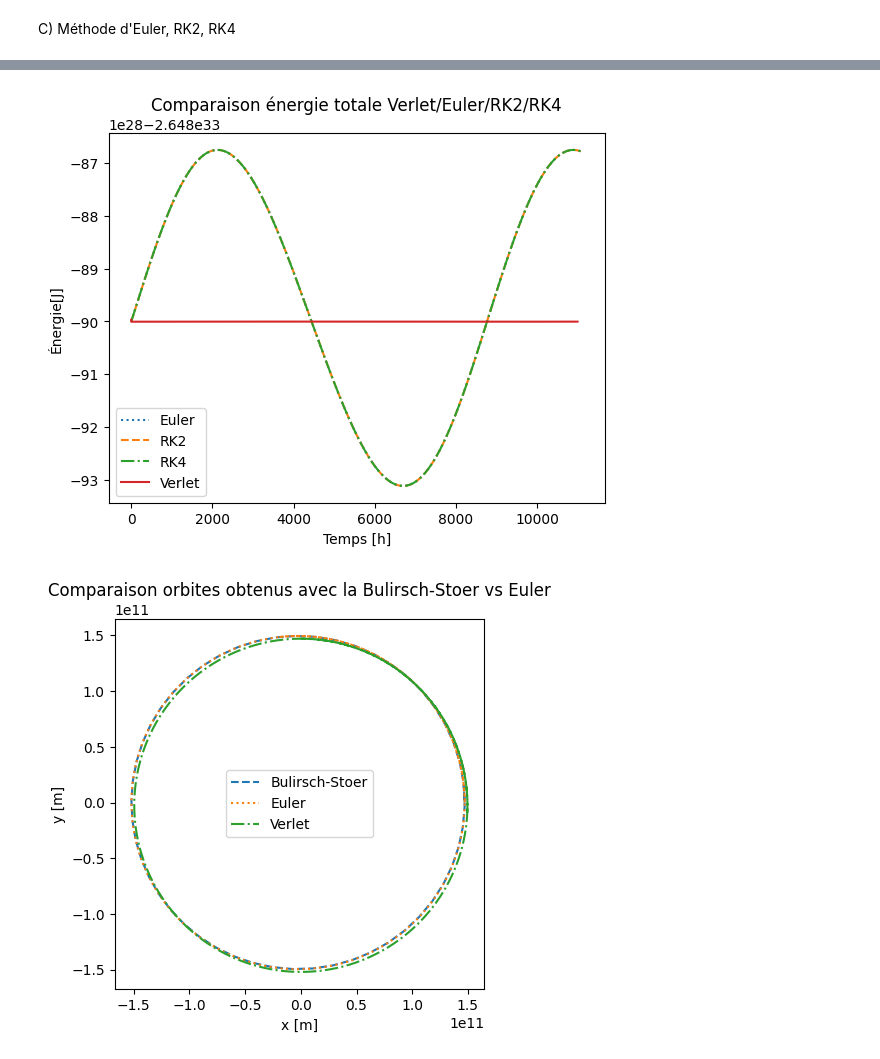
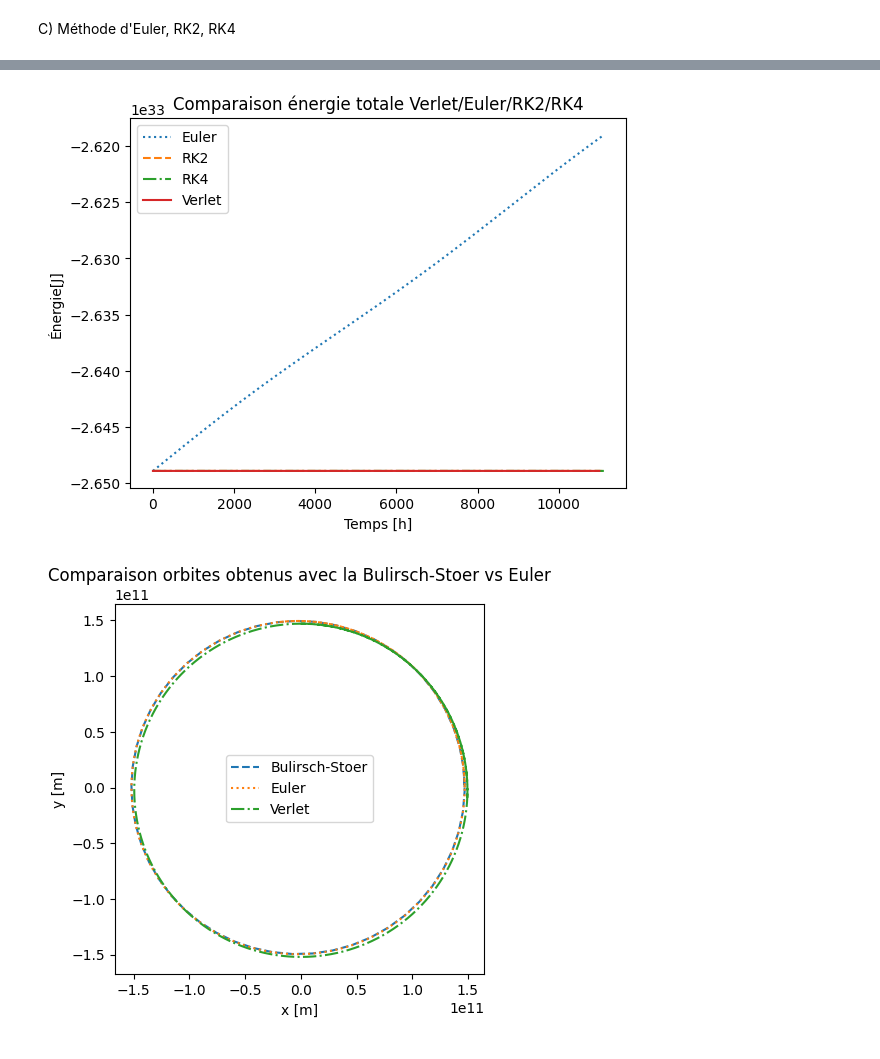
Before and after one commit to gamer39/Physique_numerique, a Jupyter notebook: Tp3/tp3.ipynb, the cells around one changed output, grey strips where cells are left out. Cells and saved outputs as stored; diff of their text form; code cells hidden in the pictures.

```diff
--- a/Tp3/tp3.ipynb
+++ b/Tp3/tp3.ipynb
@@ -115,6 +124,20 @@ Commentaire blah blah blah blah
 # %% [markdown]
 C) Méthode d'Euler, RK2, RK4
 # %%
+
+
+def f2(r):
+    x, y, vx, vy = r
+
+    Dx = vx
+    Dy = vy
+
+    R = np.sqrt(x**2+y**2)
+    Dvx = -G.value*M_sun.value*x/R**3
+    Dvy=  - G.value*M_sun.value*y/R**3
+
+    return(np.array([Dx, Dy, Dvx, Dvy]))
+
 def Euler(a, b, h, r_0, v_0):
     tpoints = np.arange(a,b,h)
     x = []
@@ -122,18 +145,18 @@ def Euler(a, b, h, r_0, v_0):
     vx = []
     vy = []
     E_tot = []
-    r = np.array([r_0, 0])
-    v = np.array([0, v_0])
+    r = np.array([r_0, 0, 0, v_0])
 
-
+    j = 0
     for t in tpoints:
         x.append(r[0])
         y.append(r[1])
-        vx.append(v[0])
-        vy.append(v[1])
-        E_tot.append(-G.value*M_sun.value*M_earth.value/np.linalg.norm(r) + 1/2*M_earth.value*np.linalg.norm(v)**2)
-        v += h * f(r)
-        r = r + h*v
+        vx.append(r[2])
+        vy.append(r[3])
+        E_tot.append(-G.value*M_sun.value*M_earth.value/(np.sqrt(x[j]**2+y[j]**2)) + 1/2*M_earth.value*(np.sqrt(vx[j]**2+vy[j]**2))**2)
+        r += h * f2(r)
+        j +=1
+
 
 
     return(tpoints, x, y, vx, vy,  E_tot)
@@ -145,19 +168,20 @@ def RK2(a, b, h, r_0, v_0):
     vx = []
     vy = []
     E_tot = []
-    r = np.array([r_0, 0])
-    v = np.array([0, v_0])
+    r = np.array([r_0, 0, 0, v_0])
 
+    j = 0
     for t in tpoints:
         x.append(r[0])
         y.append(r[1])
-        vx.append(v[0])
-        vy.append(v[1])
-        E_tot.append(-G.value*M_sun.value*M_earth.value/np.linalg.norm(r) + 1/2*M_earth.value*np.linalg.norm(v)**2)
-        k1 = h * f(r)
-        k2 = h * f(r+0.5*k1)
-        v += k2
-        r = r + h*v
+        vx.append(r[2])
+        vy.append(r[3])
+
+        E_tot.append(-G.value*M_sun.value*M_earth.value/(np.sqrt(x[j]**2+y[j]**2)) + 1/2*M_earth.value*(np.sqrt(vx[j]**2+vy[j]**2))**2)
+        j += 1
+        k1 = h * f2(r)
+        k2 = h * f2(r+0.5*k1)
+        r += k2
 
     return(tpoints,x, y, vx, vy,  E_tot)
 
@@ -168,30 +192,31 @@ def RK4(a, b, h, r_0, v_0):
     vx = []
     vy = []
     E_tot = []
-    r = np.array([r_0, 0])
-    v = np.array([0, v_0])
+    r = np.array([r_0, 0, 0, v_0])
+
+    j = 0
     for t in tpoints:
         x.append(r[0])
         y.append(r[1])
-        vx.append(v[0])
-        vy.append(v[1])
-        E_tot.append(-G.value*M_sun.value*M_earth.value/np.linalg.norm(r) + 1/2*M_earth.value*np.linalg.norm(v)**2)
+        vx.append(r[2])
+        vy.append(r[3])
 
-        k1 = h * f(r)
-        k2 = h * f(r+0.5*k1)
-        k3 = h*f(r+0.5*k2)
-        k4 = h*f(r+k3)
-        v += (k1+2*k2+2*k3+k4)/6
-        r = r + h*v
+        E_tot.append(-G.value*M_sun.value*M_earth.value/(np.sqrt(x[j]**2+y[j]**2)) + 1/2*M_earth.value*(np.sqrt(vx[j]**2+vy[j]**2))**2)
+        j += 1
+        k1 = h * f2(r)
+        k2 = h * f2(r+0.5*k1)
+        k3 = h * f2(r+0.5*k2)
+        k4 = h*f2(r+k3)
+        r += (k1+2*k2+2*k3+k4)/6
+
     return(tpoints,x, y, vx, vy,  E_tot)
 
-r = np.array([r_0, 0])
-v_1 =  np.array([0,v_0]) + 0.5 * h * f(r)
+
 E_k, U, E_totVerlet = verletenergie(r, v_1, 3600, max)
 tRK2, xRK2,yRK2, vxRK2, vyRK2, ERK2 = RK2(0, 40000000, 3600, r_0, v_0)
 tRK4, xRK4,yRK4, vxRK4, vyRK4, ERK4 = RK4(0, 40000000, 3600, r_0, v_0)
 tEuler, xEuler,yEuler, vxEuler,vyEuler, EEuler = Euler(0, 40000000, 3600, r_0, v_0)
-temps = [x/3600 for x in tEuler]
+temps = [x/3600 for x in tRK4]
 
 plt.figure()
 plt.title("Comparaison orbite Euler/RK2/RK4")
@@ -221,4 +246,4 @@ plt.show()
-[figure, old version]
+[figure, new version]
 # %%
 #d) Bulirsch-Stoer
 def f(x, y):
```
Also changed, not shown: parts of 8 cells of this notebook.
